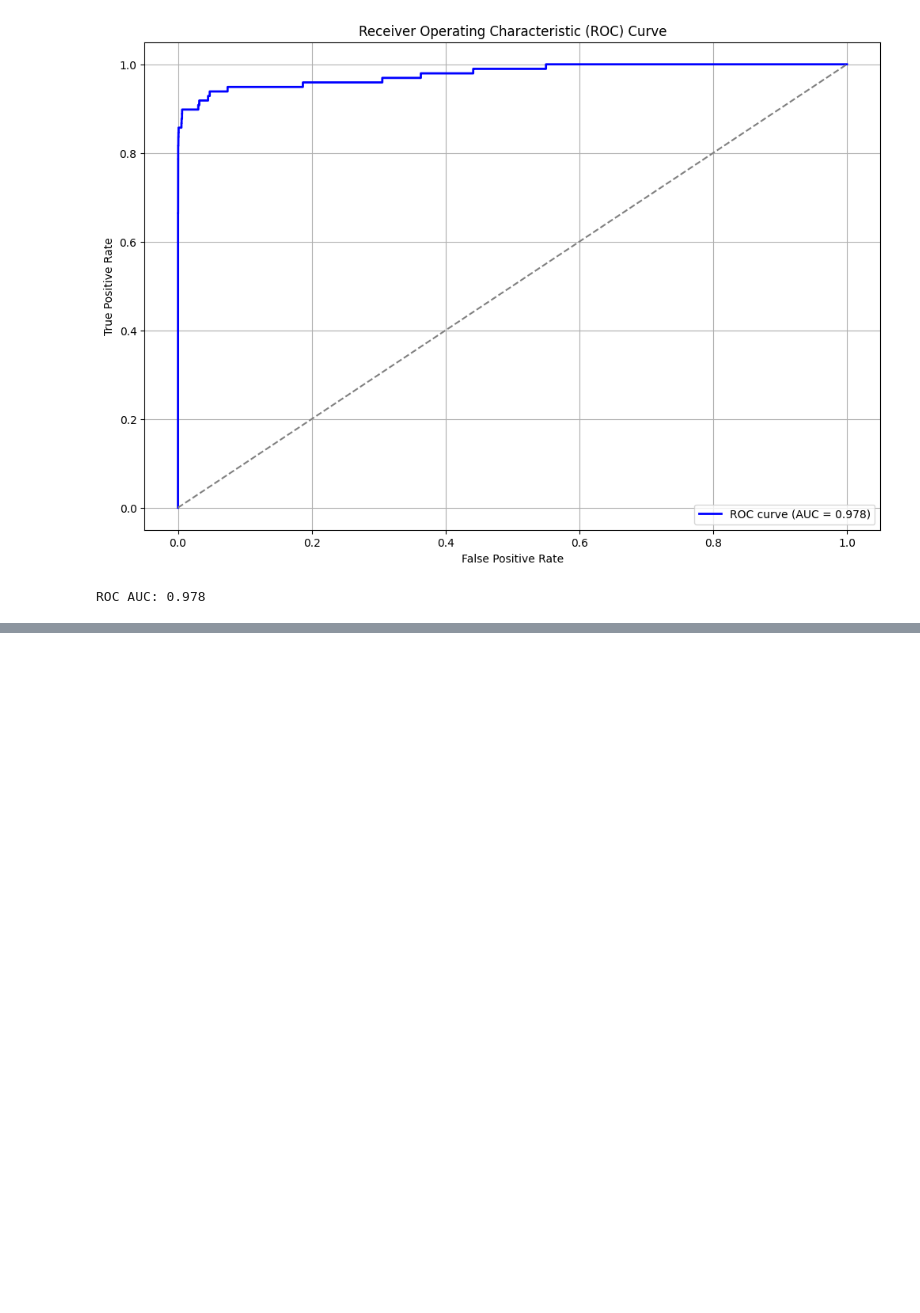
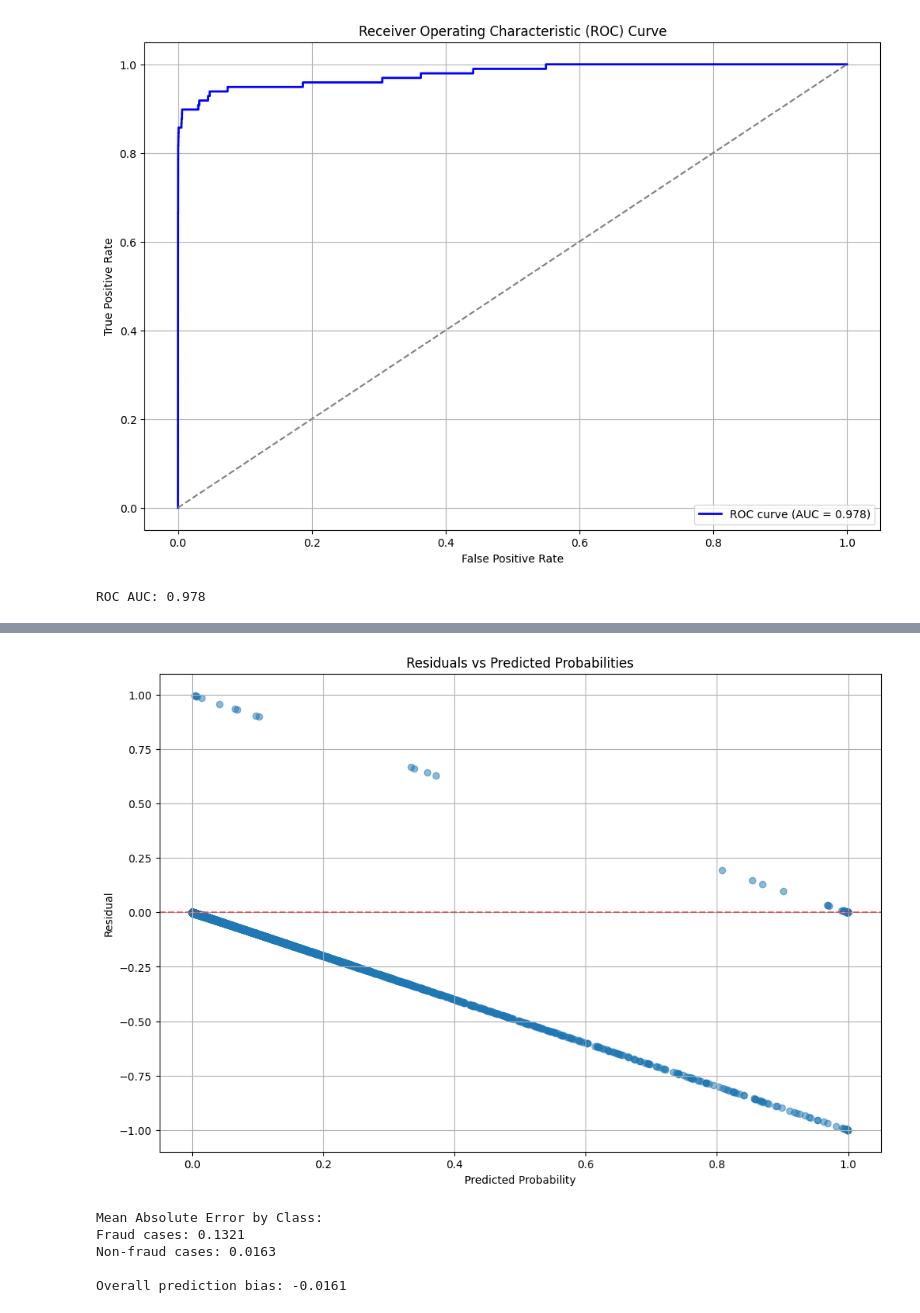
Before and after one commit to jblcky/credit_card_fraud, a Jupyter notebook: notebooks/xgb.ipynb, the cells around one changed output, grey strips where cells are left out. Saved outputs shown, nothing was run; the diff lists cells and outputs as text; code cells hidden in the pictures; blank space fills up the shorter version.

```diff
--- a/notebooks/xgb.ipynb
+++ b/notebooks/xgb.ipynb
@@ -358,0 +391,25 @@ Model saved to: xgboost_fraud_detector_22-9-2025.joblib
+# %%
+# 3. Residuals vs Predicted Values
+plt.figure(figsize=(12, 8))
+plt.scatter(y_pred_proba, residuals, alpha=0.5)
+plt.axhline(y=0, color='r', linestyle='--', alpha=0.5)
+plt.title('Residuals vs Predicted Probabilities')
+plt.xlabel('Predicted Probability')
+plt.ylabel('Residual')
+plt.grid(True)
+plt.show()
+
+# Calculate error metrics by class
+fraud_mask = y_test == 1
+non_fraud_mask = y_test == 0
+print("Mean Absolute Error by Class:")
+print(f"Fraud cases: {np.mean(np.abs(residuals[fraud_mask])):.4f}")
+print(f"Non-fraud cases: {np.mean(np.abs(residuals[non_fraud_mask])):.4f}")
+print(f"\nOverall prediction bias: {np.mean(residuals):.4f}")
+# %% [output]
+[figure, added]
+Mean Absolute Error by Class:
+Fraud cases: 0.1321
+Non-fraud cases: 0.0163
+
+Overall prediction bias: -0.0161
```
Also changed, not shown: parts of 8 cells of this notebook, 1 other file.
